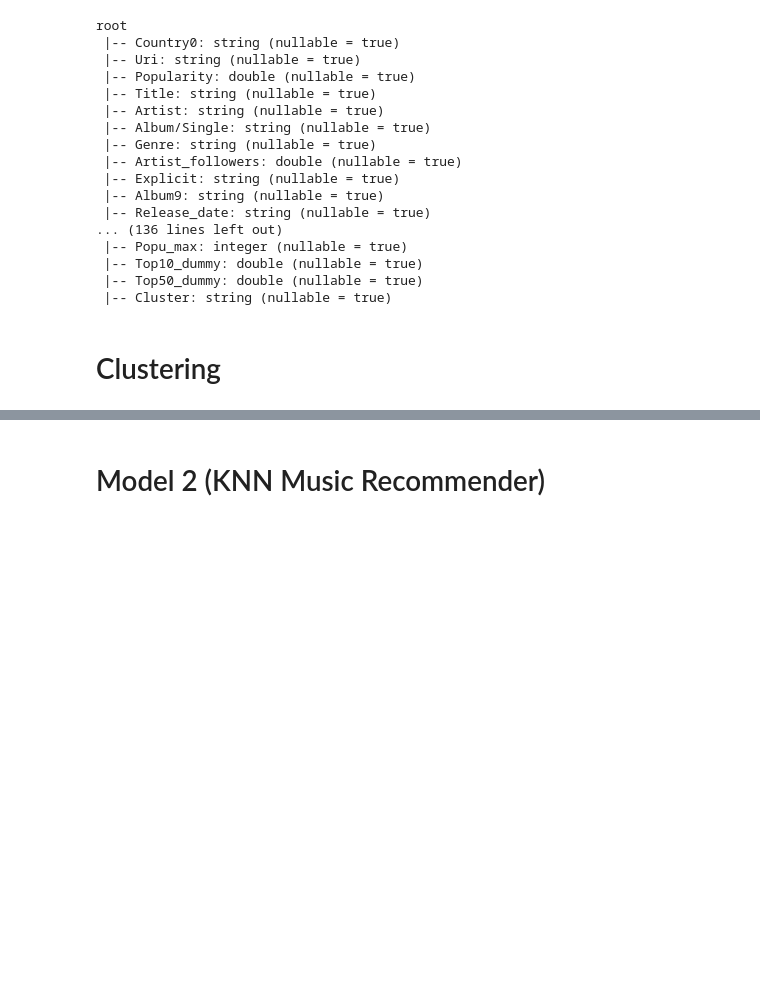
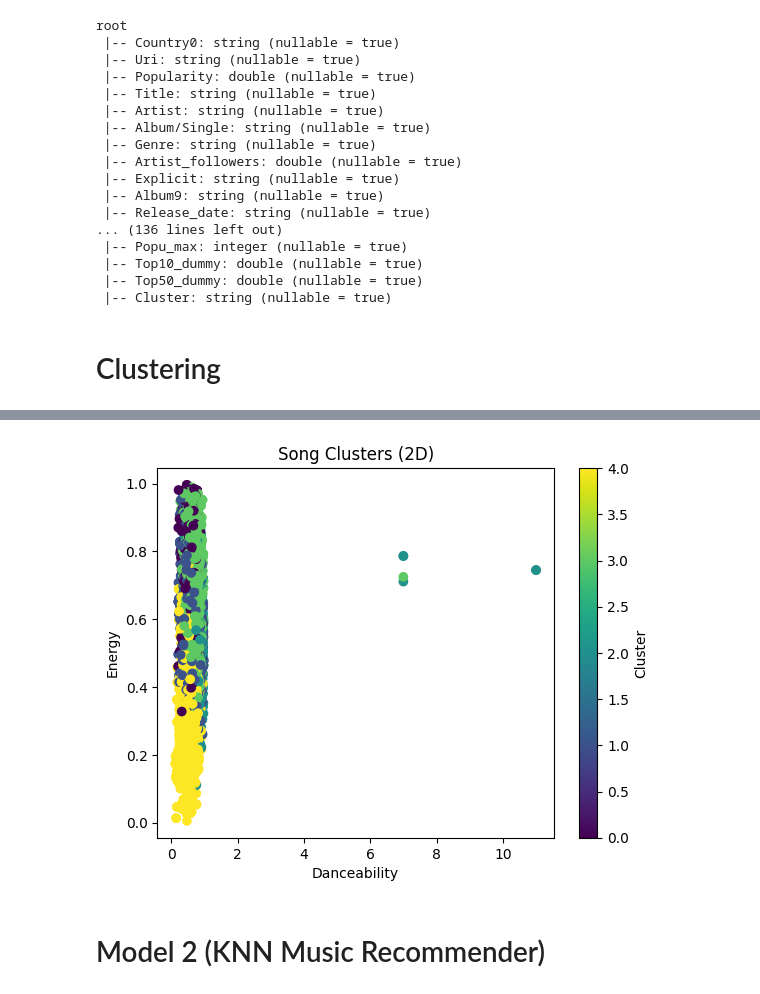
Before and after one commit to nathanbrz/Music_Analytics_and_Recommendation, a Jupyter notebook: code/DS_Clustering.ipynb, the cells around one changed output, grey strips where cells are left out. Saved outputs shown, nothing was run; the diff lists cells and outputs as text; code cells hidden in the pictures; blank space fills up the shorter version.

```diff
--- a/code/DS_Clustering.ipynb
+++ b/code/DS_Clustering.ipynb
@@ -185,7 +182,9 @@ root
 # %%
 from pyspark.ml.feature import VectorAssembler, StandardScaler
 from pyspark.ml.clustering import KMeans
-from pyspark.sql.functions import col
+from pyspark.sql.functions import col, udf
+from pyspark.sql.types import DoubleType
+import numpy as np
 
 # Select feature columns for clustering
 feature_columns = ["danceability", "energy", "valence", "tempo", "loudness", "speechiness", "acoustics", "instrumentalness", "liveliness"]
@@ -209,9 +208,29 @@ clusters_df = kmeans_model.transform(scaled_df)
 # Show cluster assignments
 clusters_df.select("scaled_features", "prediction").show(truncate=False)
 
-# Evaluate clustering (optional)
-cost = kmeans_model.computeCost(scaled_df)
-print(f"Within Set Sum of Squared Errors (WSSSE): {cost}")
+# Function to calculate squared Euclidean distance
+def squared_distance(point, centroid):
+    return float(np.sum((np.array(point) - np.array(centroid)) ** 2))
+
+# Get cluster centers as a broadcast variable
+centroids = kmeans_model.clusterCenters()
+broadcast_centroids = spark.sparkContext.broadcast(centroids)
+
+# UDF to compute squared distance
+@udf(DoubleType())
+def compute_squared_distance(point, cluster_id):
+    centroid = broadcast_centroids.value[cluster_id]
+    return squared_distance(point, centroid)
+
+# Add a column with squared distances
+clusters_df = clusters_df.withColumn(
+    "squared_distance",
+    compute_squared_distance("scaled_features", "prediction")
+)
+
+# Compute WSSSE by summing squared distances
+wssse = clusters_df.select("squared_distance").rdd.map(lambda row: row[0]).sum()
+print(f"Within Set Sum of Squared Errors (WSSSE): {wssse}")
 
 # Analyze clusters
 clusters_df.groupBy("prediction").count().show()
@@ -223,3 +333,16 @@ Data type string of column tempo is not supported.
+# %%
+import matplotlib.pyplot as plt
+
+# Sample 2D scatter plot
+scatter_df = clusters_df.select("danceability", "energy", "prediction").toPandas()
+plt.scatter(scatter_df["danceability"], scatter_df["energy"], c=scatter_df["prediction"], cmap="viridis")
+plt.xlabel("Danceability")
+plt.ylabel("Energy")
+plt.title("Song Clusters (2D)")
+plt.colorbar(label="Cluster")
+plt.show()
+# %% [output]
+[figure, added]
 # %% [markdown]
 # Model 2 (KNN Music Recommender)
 # %%
```
Also changed, not shown: parts of 5 cells of this notebook.
